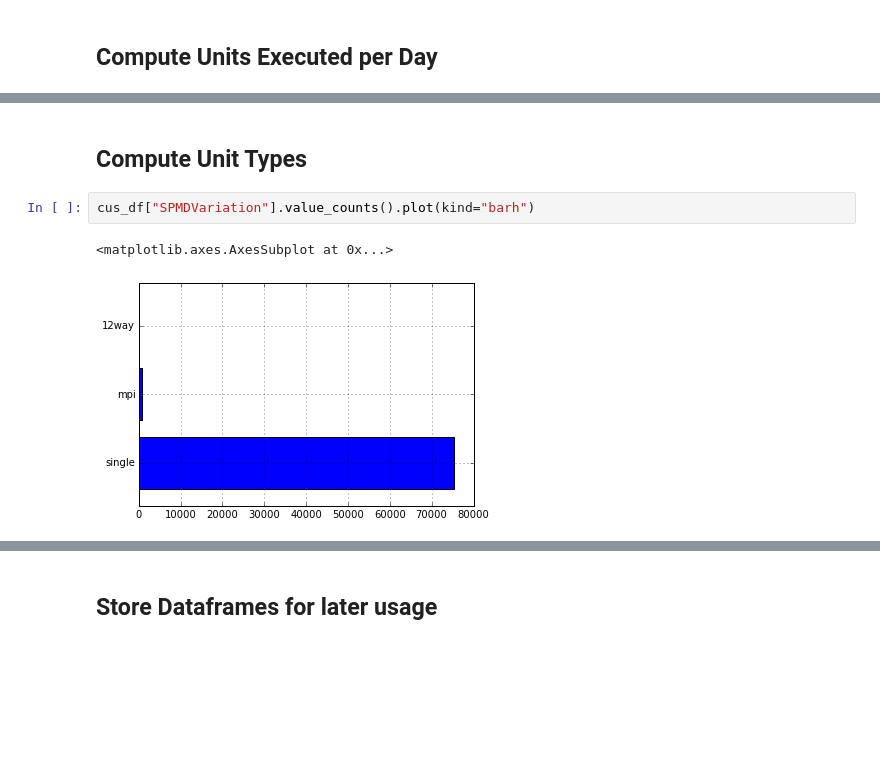
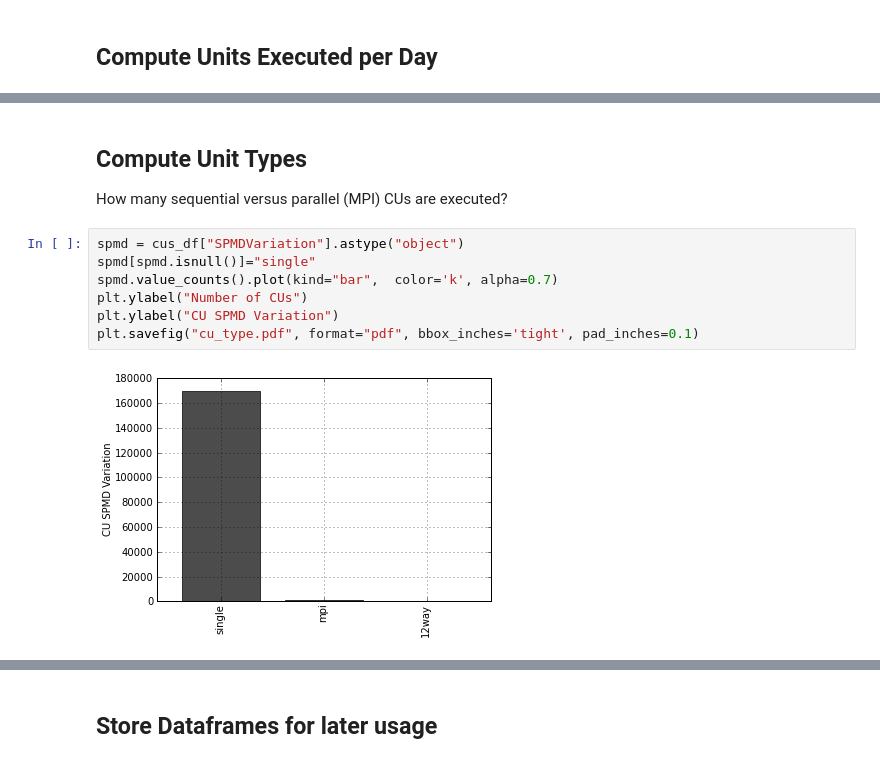
Before and after one commit to saga-project/BigJob, a Jupyter notebook: util/bigjob_usage.ipynb, the cells around one changed output, grey strips where cells are left out. Saved outputs shown, nothing was run; the diff lists cells and outputs as text; blank space fills up the shorter version.

```diff
--- a/util/bigjob_usage.ipynb
+++ b/util/bigjob_usage.ipynb
@@ -43,7 +63,13 @@ cus_df_h.plot()
 # %% [markdown]
 ## Compute Unit Types
+
+How many sequential versus parallel (MPI) CUs are executed?
-# %%
-cus_df["SPMDVariation"].value_counts().plot(kind="barh")
-# %% [output]
-<matplotlib.axes.AxesSubplot at 0x...>
-[figure, removed]
+# %%
+spmd = cus_df["SPMDVariation"].astype("object")
+spmd[spmd.isnull()]="single"
+spmd.value_counts().plot(kind="bar",  color='k', alpha=0.7)
+plt.ylabel("Number of CUs")
+plt.ylabel("CU SPMD Variation")
+plt.savefig("cu_type.pdf", format="pdf", bbox_inches='tight', pad_inches=0.1)
+# %% [output]
+[figure, added]
```
Also changed, not shown: parts of 16 cells of this notebook.
